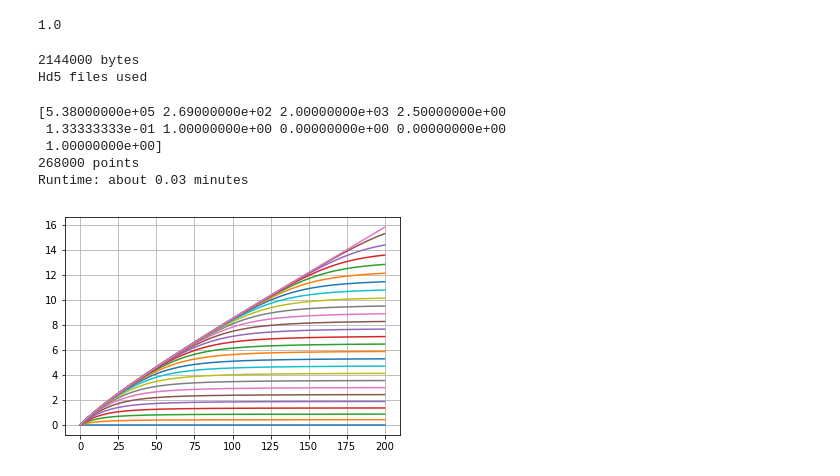
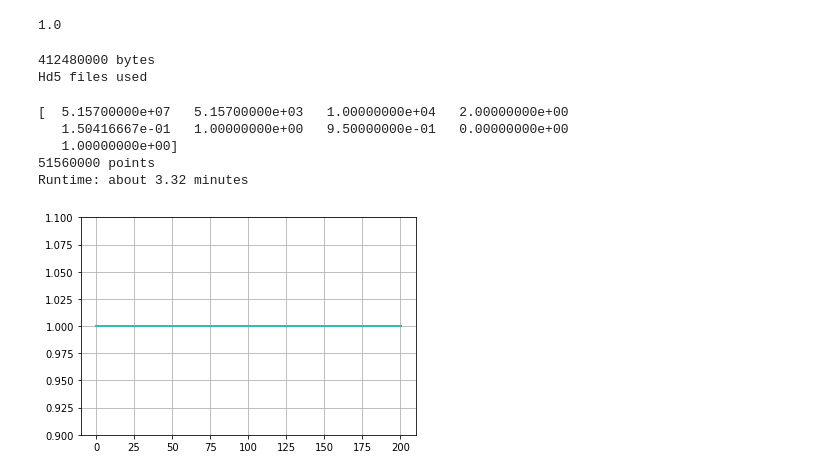
Before and after one commit to bpiotrzkowski/Double-Null-Code, a Jupyter notebook: Eddington Checker.ipynb, the cells around one changed output. Drawn from its saved outputs; the diff is of its cells as text; code cells hidden in the pictures.

```diff
--- a/Eddington Checker.ipynb
+++ b/Eddington Checker.ipynb
@@ -22,7 +22,7 @@ import h5py
 start = timeit.default_timer()
 # %%
 uscal=1
-vscal=2
+vscal=1
 # %%
 rnputil=np.load('rnputil.npy')
 wHD=rnputil[8]
@@ -65,7 +65,7 @@ if wHD==False or wHD==0.0 or wHD==None:
     massnp=np.load('mass.npy')
     print("Numpy arrays used")
 # %% [output]
-2144000 bytes
+412480000 bytes
 Hd5 files used
 # %%
 print(rnputil)
@@ -101,19 +101,22 @@ if Q>0.0:
     predtime=numpoints/(259000)
 print("Runtime: about "+str(format(predtime/60,'.2f'))+" minutes")
 # %% [output]
-[5.38000000e+05 2.69000000e+02 2.00000000e+03 2.50000000e+00
- 1.33333333e-01 1.00000000e+00 0.00000000e+00 0.00000000e+00
- 1.00000000e+00]
-268000 points
-Runtime: about 0.03 minutes
+[  5.15700000e+07   5.15700000e+03   1.00000000e+04   2.00000000e+00
+   1.50416667e-01   1.00000000e+00   9.50000000e-01   0.00000000e+00
+   1.00000000e+00]
+51560000 points
+Runtime: about 3.32 minutes
 # %%
-for line in signp[::10]:
+for line in massnp[2900:3500]:
+#for line in rnp[2500:3500]:
     plt.plot(vrange,line)
 #plt.plot([0,vmax],[rplus,rplus],'r--',color='red',linewidth=0.5, label='r+')
 #plt.plot([0,vmax],[rminus,rminus],'r--',color='blue',linewidth=0.5, label='r-')
-#plt.ylim(.9975,1.0025)
+plt.ylim(.9,1.1)
+#plt.ylim(.687,.69)
+#plt.yscale('log')
 plt.grid()
 plt.show()
 # %% [output]
-[figure, old version]
+[figure, new version]
 # %%
```
Also changed, not shown: parts of 10 cells of this notebook, 4 other files.
